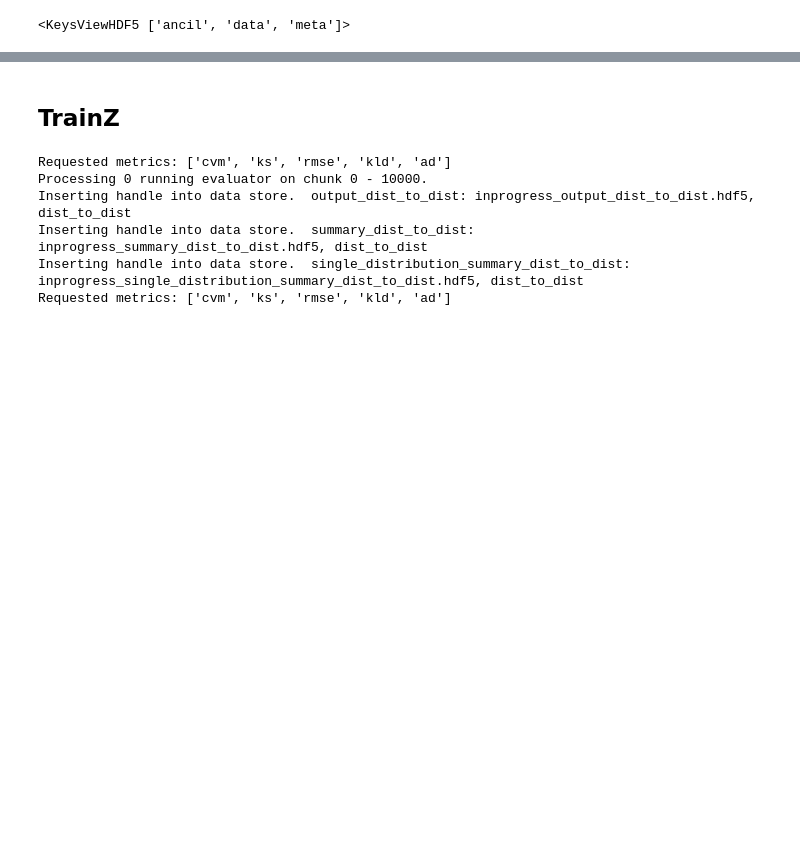
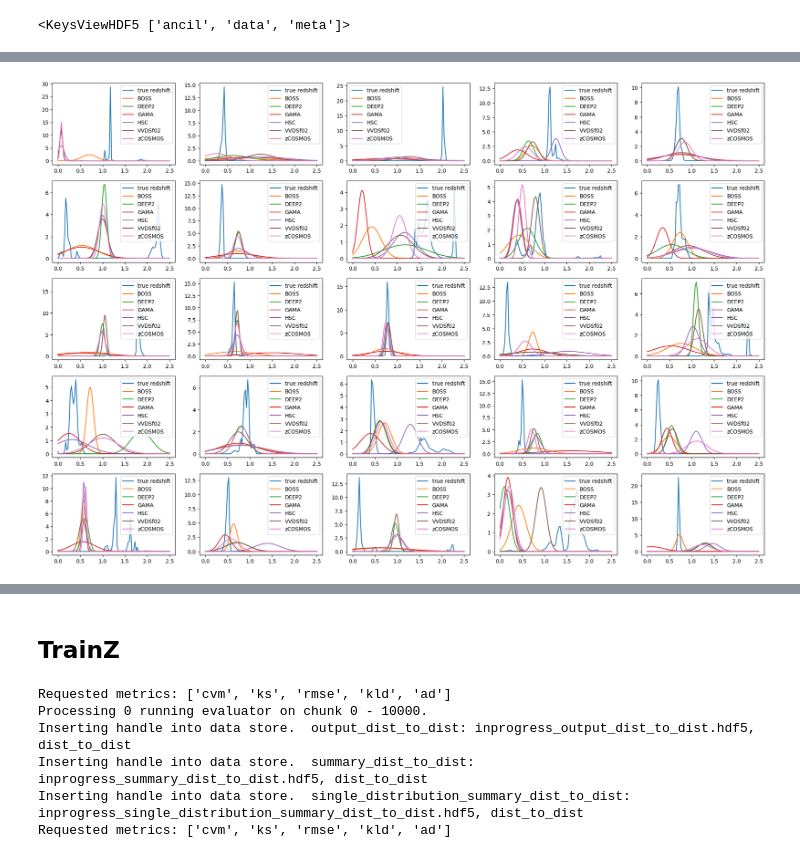
Before and after one commit to alice-crafford/Photo-z-Stress-Test, a Jupyter notebook: Evaluation_Pipeline.ipynb, the cells around one changed output, grey strips where cells are left out. Saved outputs shown, nothing was run; the diff lists cells and outputs as text; code cells hidden in the pictures; blank space fills up the shorter version.

Commit message:
making plots of pdfs

```diff
--- a/Evaluation_Pipeline.ipynb
+++ b/Evaluation_Pipeline.ipynb
@@ -40,0 +88,44 @@ ztrue_data_2 = DS.read_file('ztrue_data', TableHandle, ztrue_file)
+# %%
+spec_ls = ['BOSS', 'DEEP2', 'GAMA', 'HSC', 'VVDSf02', 'zCOSMOS']
+pivot_ls = ["1.0", "1.4"]
+est_ls = ['TrainZ', 'CMNN', 'GPz', 'PZFlow', 'FZBoost']
+
+def makeFiles(est):
+    file_ls = []
+    for i in spec_ls:
+        file = h5py.File('/Users/alicec03/Desktop/Summer_Research/Photo-z-Stress-Test/Photo-z-Stress-Test/specSelection_lsstErr_'+est+'/outputs/'+i+'/output_estimate_'+est+'.hdf5', 'r')
+        file_ls.append(file)
+    return file_ls
+
+def makePlots(est, dim, size):
+    fig, axes = plt.subplots(nrows = dim, ncols = dim, figsize = (size, (2/3)*size))
+    ct = 0
+    for i in range(0, dim):
+        for j in range(0, dim):
+            axes[i][j].plot(ztrue_posts['meta']['xvals'][0], ztrue_posts['data']['yvals'][ct], label = "true redshift")
+            #axes[i][j].plot(spec_zs['redshift'][ct]*np.ones(len(ztrue_posts['meta']['xvals'][0])), np.linspace(0, 30, 101) )
+
+            max = np.max(ztrue_posts['data']['yvals'][ct])
+            ind = np.where(ztrue_posts['data']['yvals'] == max)
+            # axes[i][j].plot( ztrue_posts['meta']['xvals'][0][ind[1][0]] * np.ones(len(ztrue_posts['meta']['xvals'][0])), np.linspace(0, 20, 101) , color = 'k')
+
+            if est == 'CMNN' or est == 'GPz':
+                arr = ztrue_posts['meta']['xvals'][0]
+                val = 0
+                for file in makeFiles(est):
+                    axes[i][j].plot(arr, (1. /(file['data']['scale'][ct] * np.sqrt(2*np.pi))) * np.exp((-1/2) * ((arr - file['data']['loc'][ct])/ file['data']['scale'][ct] )**2) , label = spec_ls[val])
+                    val += 1
+                axes[i][j].legend()
+
+            if est == 'TrainZ' or est == 'FZBoost':
+                val = 0
+                for file in makeFiles(est):
+                    axes[i][j].plot(file['meta']['xvals'][0], file['data']['yvals'][ct], label = spec_ls[val])
+                    val += 1
+                axes[i][j].legend()
+
+            ct += 1
+# %%
+makePlots('CMNN', 5, 24)
+# %% [output]
+[figure, added]
```
Also changed, not shown: parts of 23 cells of this notebook.
